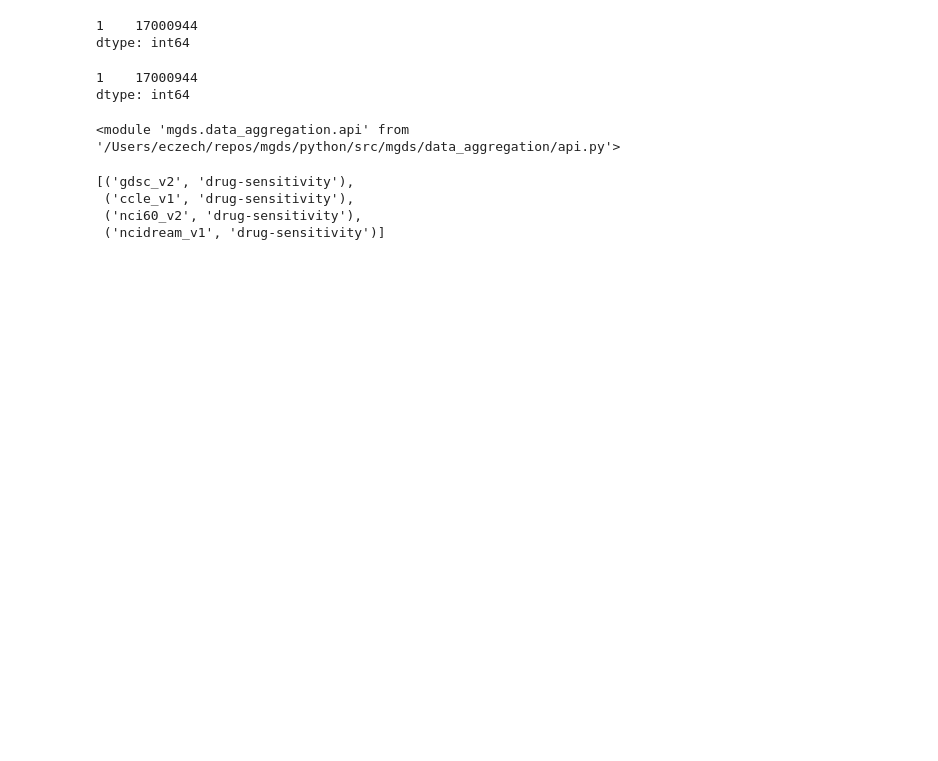
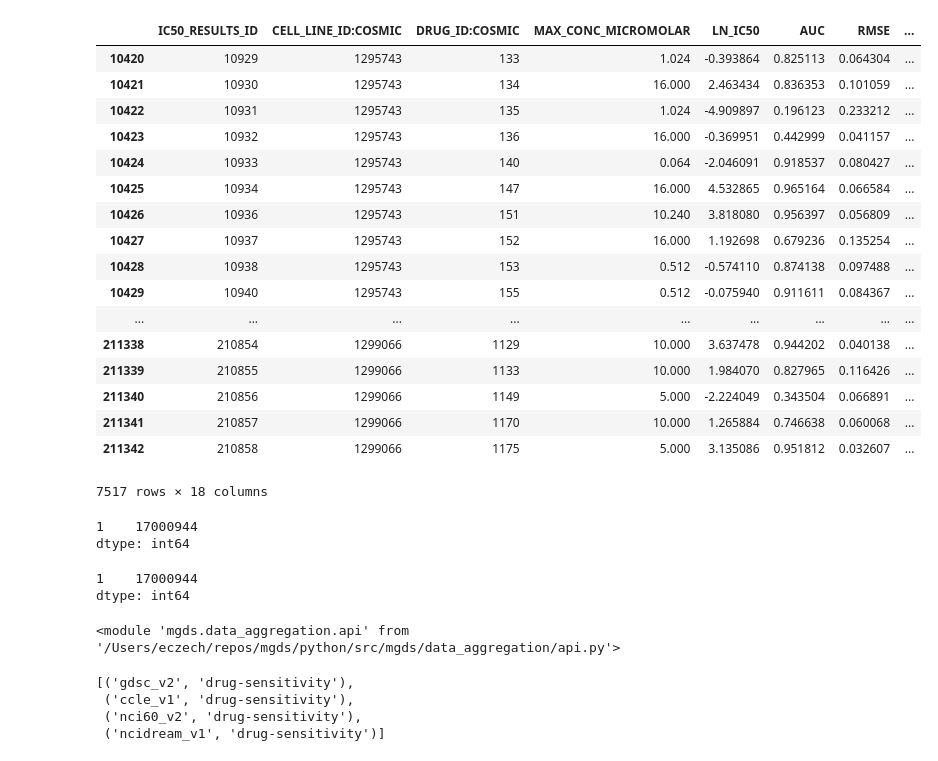
Before and after one commit to eric-czech/mgds, a Jupyter notebook: python/notebook/data_modeling/rx_modeling/training.ipynb, the cells around one changed output. Cells and saved outputs as stored; diff of their text form; code cells hidden in the pictures; blank space fills up the shorter version.

```diff
--- a/python/notebook/data_modeling/rx_modeling/training.ipynb
+++ b/python/notebook/data_modeling/rx_modeling/training.ipynb
@@ -29,3 +30,24 @@ df.head()
+# %%
+df[df['CELL_LINE_ID:MGDS'].isnull()]
+# %% [output]
+|  | IC50_RESULTS_ID | CELL_LINE_ID:COSMIC | DRUG_ID:COSMIC | MAX_CONC_MICROMOLAR | LN_IC50 | AUC | RMSE | ... |
+| 10420 | 10929 | 1295743 | 133 | 1.024 | -0.393864 | 0.825113 | 0.064304 | ... |
+| 10421 | 10930 | 1295743 | 134 | 16.000 | 2.463434 | 0.836353 | 0.101059 | ... |
+| 10422 | 10931 | 1295743 | 135 | 1.024 | -4.909897 | 0.196123 | 0.233212 | ... |
+| 10423 | 10932 | 1295743 | 136 | 16.000 | -0.369951 | 0.442999 | 0.041157 | ... |
+| 10424 | 10933 | 1295743 | 140 | 0.064 | -2.046091 | 0.918537 | 0.080427 | ... |
+| 10425 | 10934 | 1295743 | 147 | 16.000 | 4.532865 | 0.965164 | 0.066584 | ... |
+| 10426 | 10936 | 1295743 | 151 | 10.240 | 3.818080 | 0.956397 | 0.056809 | ... |
+| 10427 | 10937 | 1295743 | 152 | 16.000 | 1.192698 | 0.679236 | 0.135254 | ... |
+| 10428 | 10938 | 1295743 | 153 | 0.512 | -0.574110 | 0.874138 | 0.097488 | ... |
+| 10429 | 10940 | 1295743 | 155 | 0.512 | -0.075940 | 0.911611 | 0.084367 | ... |
+| ... | ... | ... | ... | ... | ... | ... | ... | ... |
+| 211338 | 210854 | 1299066 | 1129 | 10.000 | 3.637478 | 0.944202 | 0.040138 | ... |
+| 211339 | 210855 | 1299066 | 1133 | 10.000 | 1.984070 | 0.827965 | 0.116426 | ... |
+| 211340 | 210856 | 1299066 | 1149 | 5.000 | -2.224049 | 0.343504 | 0.066891 | ... |
+| 211341 | 210857 | 1299066 | 1170 | 10.000 | 1.265884 | 0.746638 | 0.060068 | ... |
+| 211342 | 210858 | 1299066 | 1175 | 5.000 | 3.135086 | 0.951812 | 0.032607 | ... |
+7517 rows × 18 columns
 # %%
 df.groupby(['CELL_LINE_ID:MGDS', 'GENE_ID:HGNC', 'VALUE']).size().value_counts()
 #df.groupby(['CELL_LINE_ID:MGDS', 'GENE_ID:HGNC', 'INDICATOR']).size().value_counts()
```
Also changed, not shown: parts of 25 cells of this notebook, 3 other files.
